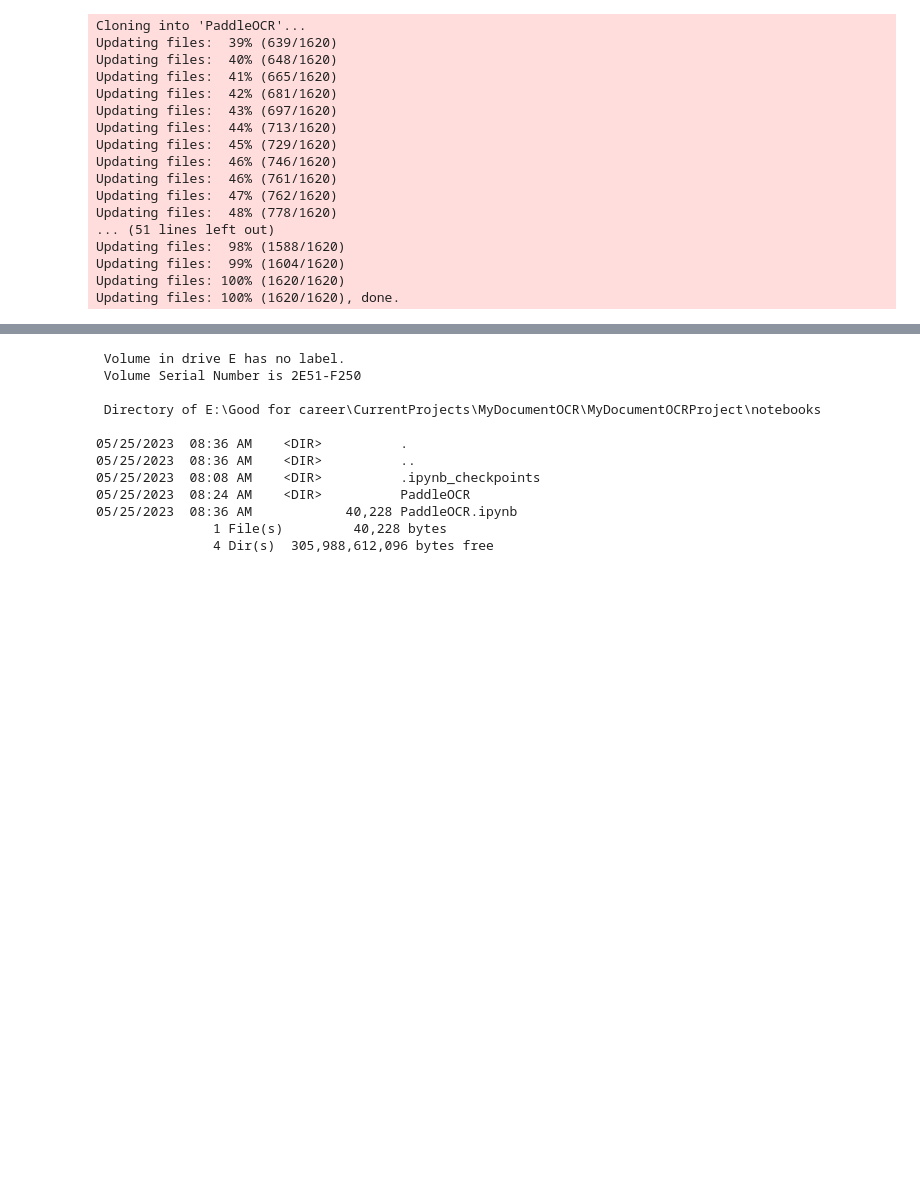
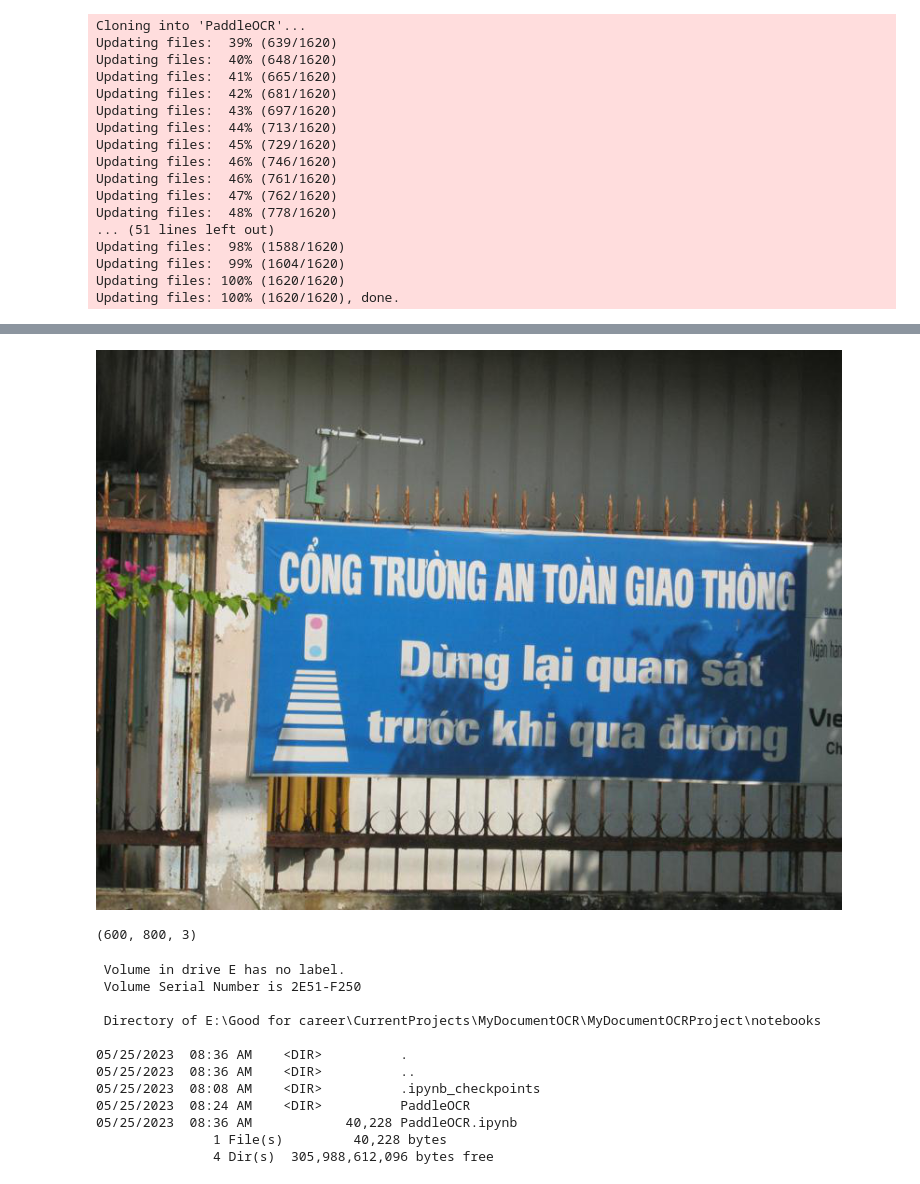
Before and after one commit to hoangbros03/ImageOCR, a Jupyter notebook: notebooks/PaddleOCR.ipynb, the cells around one changed output, grey strips where cells are left out. Saved outputs shown, nothing was run; the diff lists cells and outputs as text; code cells hidden in the pictures; blank space fills up the shorter version.

```diff
--- a/notebooks/PaddleOCR.ipynb
+++ b/notebooks/PaddleOCR.ipynb
@@ -78,3 +78,8 @@ download https://paddleocr.bj.bcebos.com/PP-OCRv3/multilingual/latin_PP-OCRv3_re
 from pathlib import Path
 # %%
 new_path = "../data/vietnamese/train_images/im0002.jpg"
+# %%
+img = Image.open(new_path)
+img
+# %% [output]
+[figure, added]
@@ -81,3 +89,7 @@ new_path = "../data/vietnamese/train_images/im0002.jpg"
+# %%
+img.shape
+# %% [output]
+(600, 800, 3)
 # %%
 !dir
 # %% [output]
```
Also changed, not shown: parts of 27 cells of this notebook, 12 other files.
